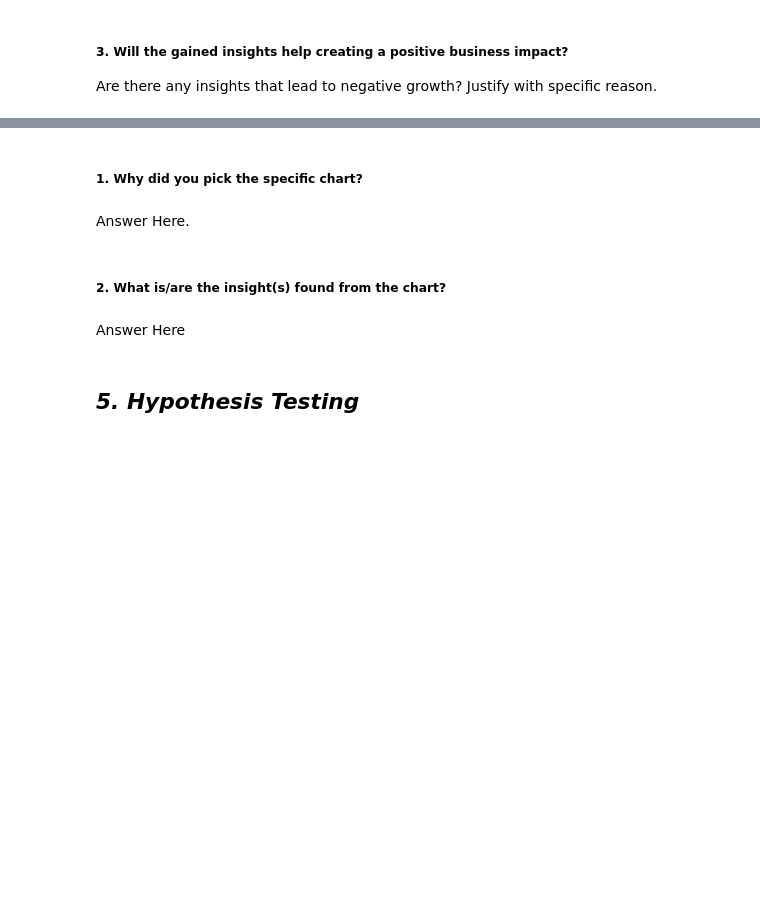
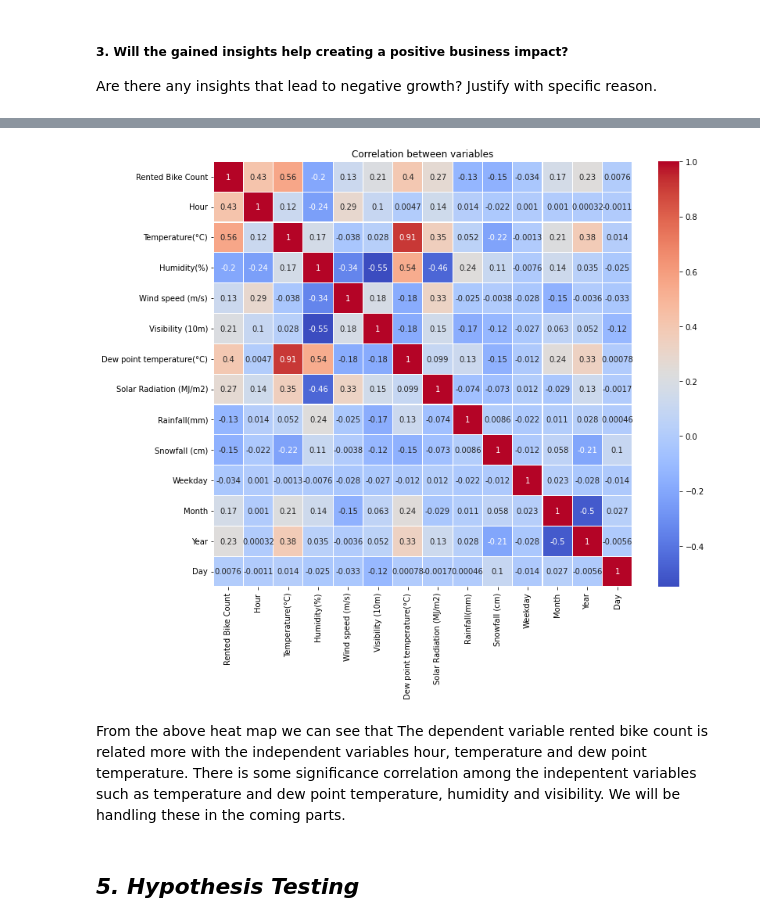
Before and after one commit to Jeevan-NM/Bike-Sharing-Demand-Prediction, a Jupyter notebook: BikeSharingDemandPrediction.ipynb, the cells around one changed output, grey strips where cells are left out. Drawn from its saved outputs; the diff is of its cells as text; code cells hidden in the pictures; blank space fills up the shorter version.

```diff
--- a/BikeSharingDemandPrediction.ipynb
+++ b/BikeSharingDemandPrediction.ipynb
@@ -718,11 +651,14 @@ Answer Here
-# %% [markdown]
-##### 1. Why did you pick the specific chart?
-# %% [markdown]
-Answer Here.
-# %% [markdown]
-##### 2. What is/are the insight(s) found from the chart?
-# %% [markdown]
-Answer Here
+# %%
+#Now lets visualise the correlation between the variables of the data using a heat map.
+data_corr=df.corr()
+plt.figure(figsize=(12,10))
+sns.heatmap(data_corr, cmap='coolwarm', linewidths=0.1, annot=True, linecolor='white')
+plt.title('Correlation between variables')
+plt.ioff()
+# %% [output]
+[figure, added]
+# %% [markdown]
+From the above heat map we can see that The dependent variable rented bike count is related more with the independent variables hour, temperature and dew point temperature. There is some significance correlation among the indepentent variables such as temperature and dew point temperature, humidity and visibility. We will be handling these in the coming parts.
 # %% [markdown]
 ## ***5. Hypothesis Testing***
 # %% [markdown]
```
Also changed, not shown: parts of 155 cells of this notebook.
